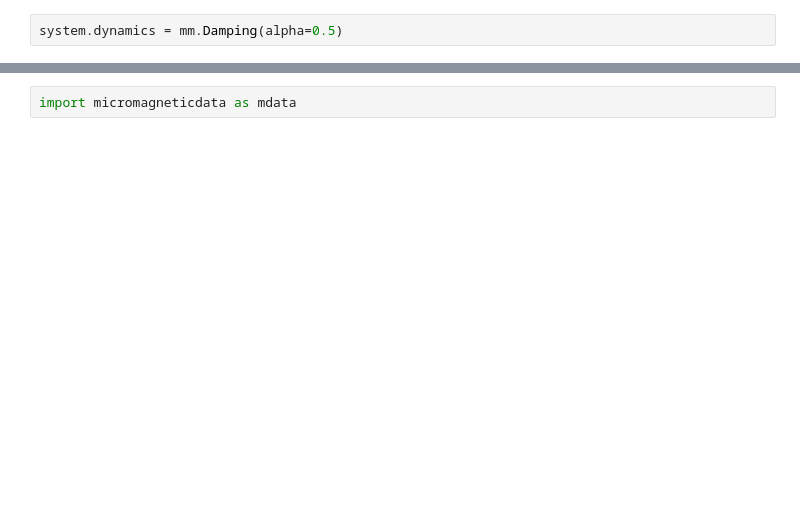
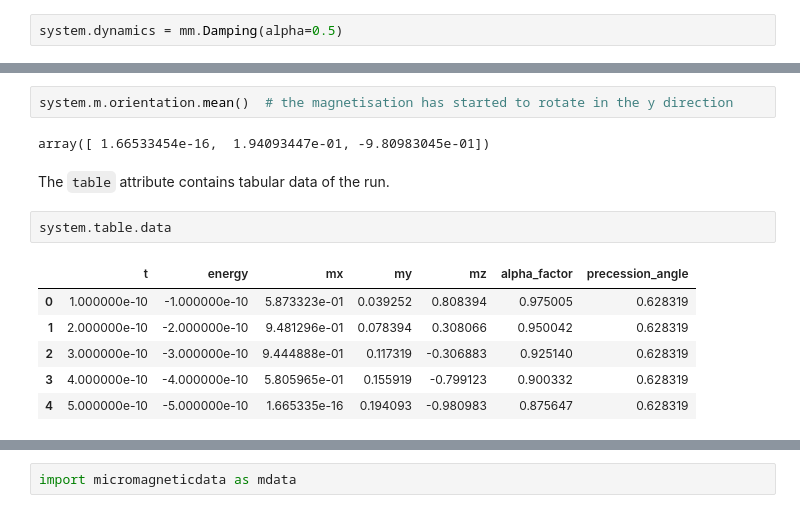
Before and after one commit to ubermag/mock-adapter, a Jupyter notebook: docs/example.ipynb, the cells around one changed output, grey strips where cells are left out. Drawn from its saved outputs; the diff is of its cells as text; blank space fills up the shorter version.

```diff
--- a/docs/example.ipynb
+++ b/docs/example.ipynb
@@ -21 +68,16 @@ system.dynamics = mm.Damping(alpha=0.5)
+# %%
+system.m.orientation.mean()  # the magnetisation has started to rotate in the y direction
+# %% [output]
+array([ 1.66533454e-16,  1.94093447e-01, -9.80983045e-01])
+# %% [markdown]
+The `table` attribute contains tabular data of the run.
+# %%
+system.table.data
+# %% [output]
+|  | t | energy | mx | my | mz | alpha_factor | precession_angle |
+| 0 | 1.000000e-10 | -1.000000e-10 | 5.873323e-01 | 0.039252 | 0.808394 | 0.975005 | 0.628319 |
+| 1 | 2.000000e-10 | -2.000000e-10 | 9.481296e-01 | 0.078394 | 0.308066 | 0.950042 | 0.628319 |
+| 2 | 3.000000e-10 | -3.000000e-10 | 9.444888e-01 | 0.117319 | -0.306883 | 0.925140 | 0.628319 |
+| 3 | 4.000000e-10 | -4.000000e-10 | 5.805965e-01 | 0.155919 | -0.799123 | 0.900332 | 0.628319 |
+| 4 | 5.000000e-10 | -5.000000e-10 | 1.665335e-16 | 0.194093 | -0.980983 | 0.875647 | 0.628319 |
 # %%
```
Also changed, not shown: parts of 43 cells of this notebook, 1 other file.
